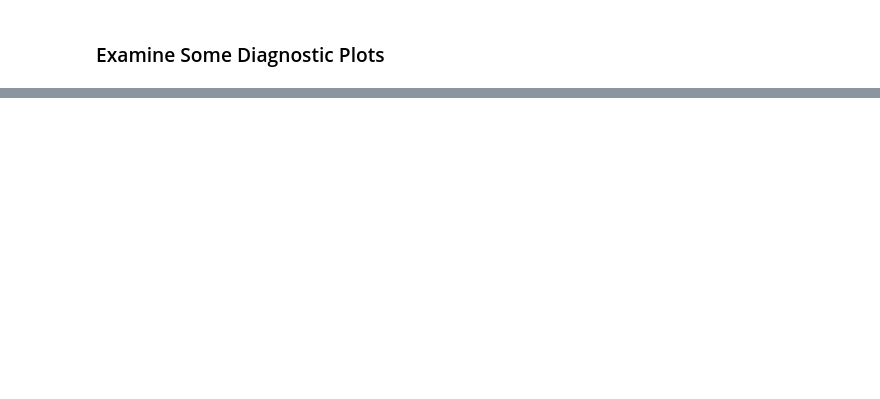
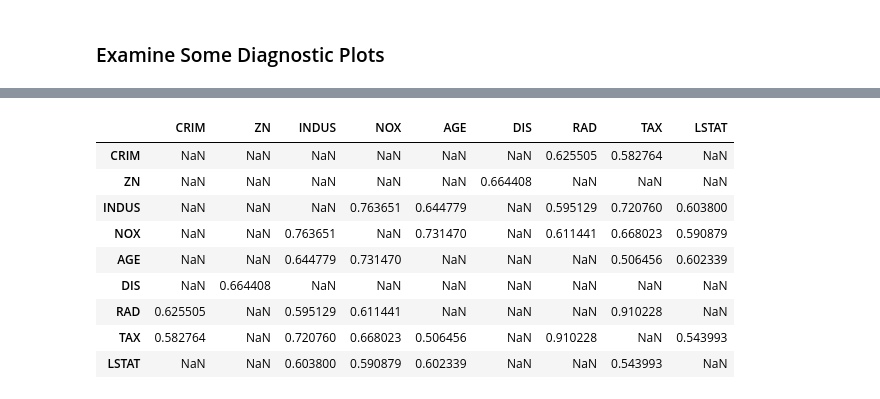
Before and after one commit to Rtavakol/ISLR, a Jupyter notebook: Notebooks/Chapter 3/Boston_dataset.ipynb, the cells around one changed output, grey strips where cells are left out. Cells and saved outputs as stored; diff of their text form; code cells hidden in the pictures; blank space fills up the shorter version.

```diff
--- a/Notebooks/Chapter 3/Boston_dataset.ipynb
+++ b/Notebooks/Chapter 3/Boston_dataset.ipynb
@@ -335,0 +436,8 @@ array([False, False, False, False, False, False, False, False, False,
+# %%
+%matplotlib notebook
+
+# Lets first use correlation function to see if there is any obvious collinearity
+corr = x_all.corr()
+
+mask = np.triu(np.ones_like(corr, dtype=np.bool))
+sns.heatmap(corr, annot = True, fmt = '.1g', mask = mask)
@@ -335,0 +448,21 @@ array([False, False, False, False, False, False, False, False, False,
+# %%
+# Find predictors with more than 50% correlation
+corr_high = corr[(corr>0.50) & (corr < 1.0)]
+corr_high.dropna(axis = 0, thresh = 1).dropna(axis = 1, thresh = 1)
+
+# So CRIM is correlated with RAD and TAX
+# ZN with DIS
+# INDUS with NOX, AGE, RAD, TAX and LSTAT
+# NOX with AGE, RAD, TAX and LSTAT
+# AGE with TAX and LSTAT
+# %% [output]
+|  | CRIM | ZN | INDUS | NOX | AGE | DIS | RAD | TAX | LSTAT |
+| CRIM | NaN | NaN | NaN | NaN | NaN | NaN | 0.625505 | 0.582764 | NaN |
+| ZN | NaN | NaN | NaN | NaN | NaN | 0.664408 | NaN | NaN | NaN |
+| INDUS | NaN | NaN | NaN | 0.763651 | 0.644779 | NaN | 0.595129 | 0.720760 | 0.603800 |
+| NOX | NaN | NaN | 0.763651 | NaN | 0.731470 | NaN | 0.611441 | 0.668023 | 0.590879 |
+| AGE | NaN | NaN | 0.644779 | 0.731470 | NaN | NaN | NaN | 0.506456 | 0.602339 |
+| DIS | NaN | 0.664408 | NaN | NaN | NaN | NaN | NaN | NaN | NaN |
+| RAD | 0.625505 | NaN | 0.595129 | 0.611441 | NaN | NaN | NaN | 0.910228 | NaN |
+| TAX | 0.582764 | NaN | 0.720760 | 0.668023 | 0.506456 | NaN | 0.910228 | NaN | 0.543993 |
+| LSTAT | NaN | NaN | 0.603800 | 0.590879 | 0.602339 | NaN | NaN | 0.543993 | NaN |
```
Also changed, not shown: parts of 34 cells of this notebook, 4 other files.
